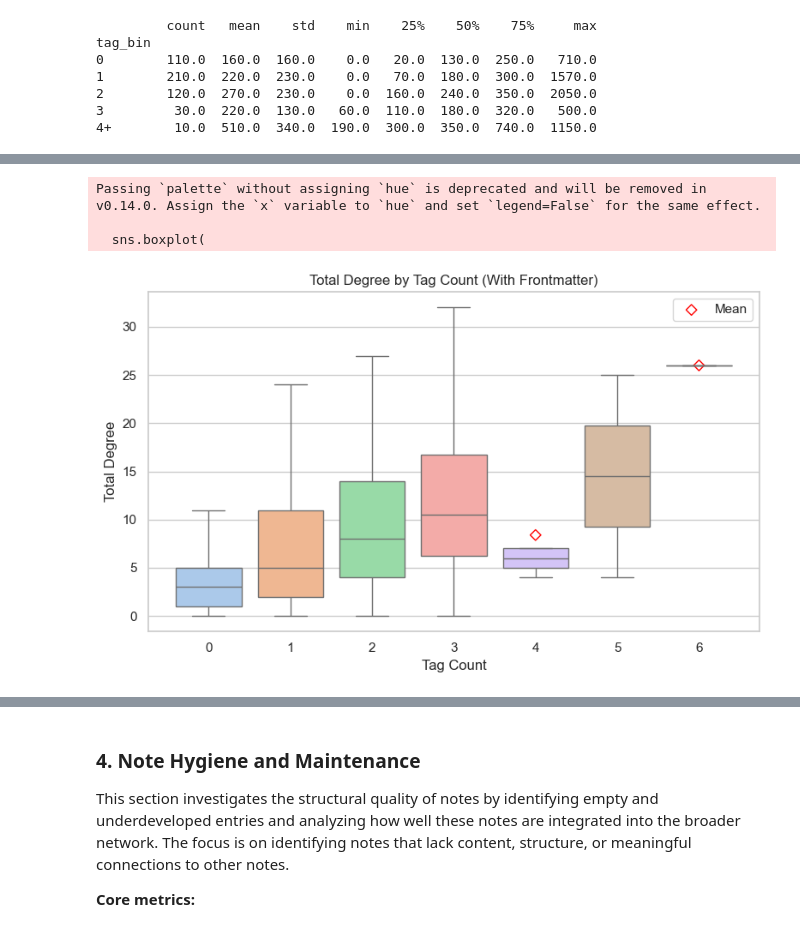
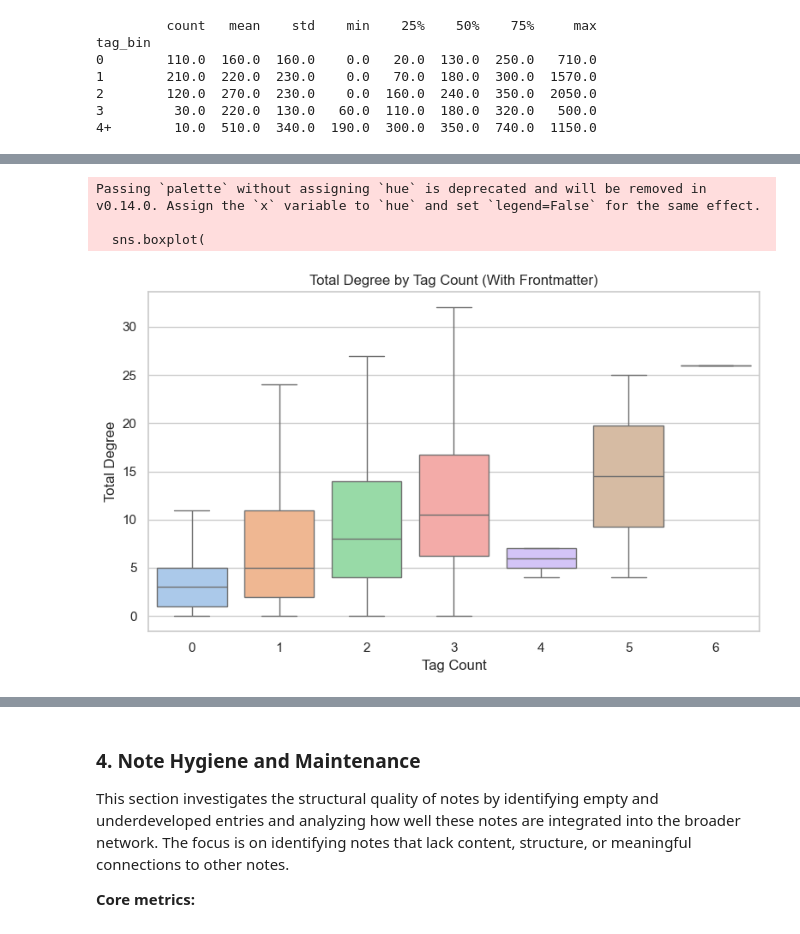
Before and after one commit to rhyslwells/Data-Archive-Graph, a Jupyter notebook: eda/1-coarse-analysis/working.ipynb, the cells around one changed output, grey strips where cells are left out. Saved outputs shown, nothing was run; the diff lists cells and outputs as text; code cells hidden in the pictures.

```diff
--- a/eda/1-coarse-analysis/working.ipynb
+++ b/eda/1-coarse-analysis/working.ipynb
@@ -436,38 +474,24 @@ Comment: Spearman correlation is preferred here because both tag_count and total
 # %%
 plt.figure(figsize=(8, 5))
 
 # Create boxplot with outliers hidden (showfliers=False)
 sns.boxplot(
     data=df_fm,
     x='tag_count',
     y='total_degree',
     showfliers=False,         # Hide individual outlier points
     palette='pastel'
 )
 
-# Compute means for each tag_count group
-means = df_fm.groupby('tag_count')['total_degree'].mean()
-
-# Overlay diamond-shaped markers for the means
-plt.scatter(
-    x=means.index,
-    y=means.values,
-    marker='D',
-    facecolors='none',
-    edgecolors='red',
-    s=40,
-    label='Mean'
-)
 
 # Add labels and legend
 plt.title("Total Degree by Tag Count (With Frontmatter)")
 plt.xlabel("Tag Count")
 plt.ylabel("Total Degree")
-plt.legend()
 plt.tight_layout()
 plt.show()
 # %% [output]
 Passing `palette` without assigning `hue` is deprecated and will be removed in v0.14.0. Assign the `x` variable to `hue` and set `legend=False` for the same effect.
 
   sns.boxplot(
-[figure, old version]
+[figure, new version]
```
Also changed, not shown: parts of 29 cells of this notebook.
